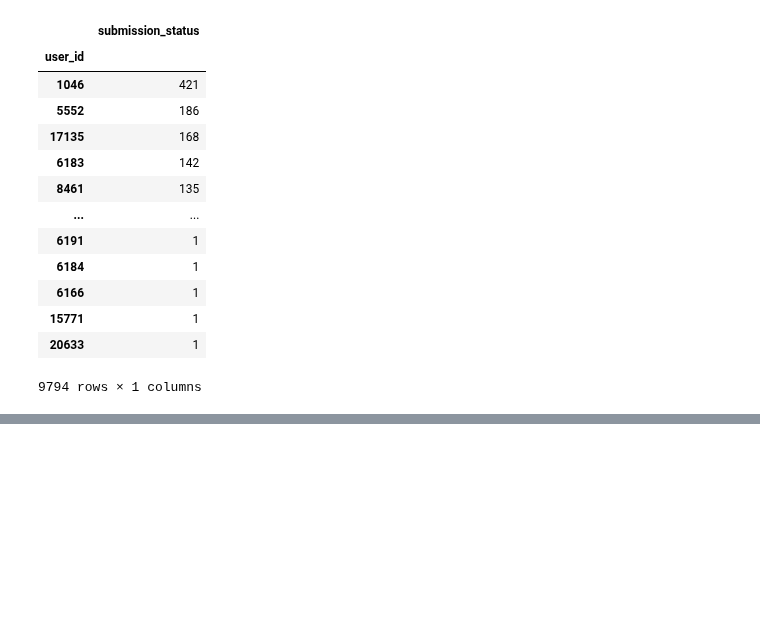
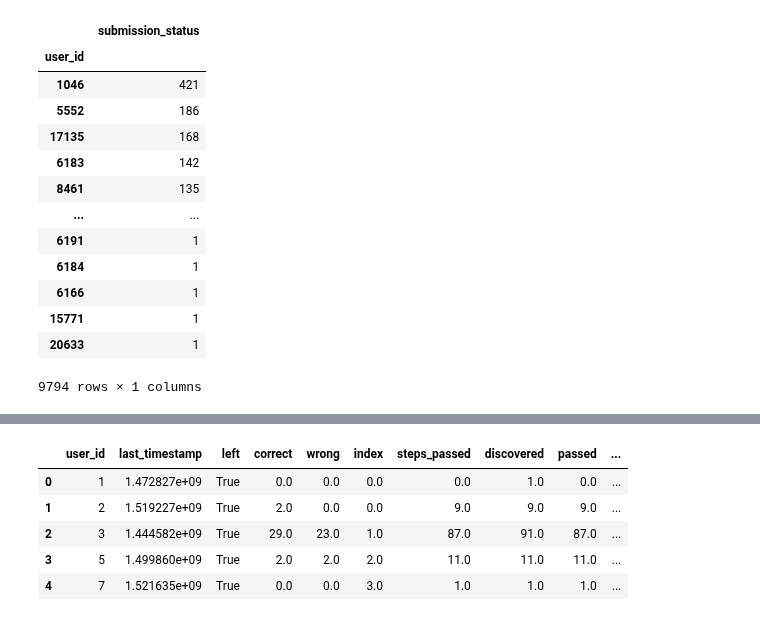
Before and after one commit to Venchislav/Data-Science, a Jupyter notebook: StepikData2.ipynb, the cells around one changed output, grey strips where cells are left out. Cells and saved outputs as stored; diff of their text form; code cells hidden in the pictures; blank space fills up the shorter version.

```diff
--- a/StepikData2.ipynb
+++ b/StepikData2.ipynb
@@ -124,0 +200,12 @@ sub_data[sub_data['submission_status']== 'correct'].groupby('user_id')\
+# %%
+# easy way to merge two dataframes
+user_data = user_data.merge(pvt_data, how='outer').head()
+user_data = user_data.fillna(0)
+user_data.head()
+# %% [output]
+|  | user_id | last_timestamp | left | correct | wrong | index | steps_passed | discovered | passed | ... |
+| 0 | 1 | 1.472827e+09 | True | 0.0 | 0.0 | 0.0 | 0.0 | 1.0 | 0.0 | ... |
+| 1 | 2 | 1.519227e+09 | True | 2.0 | 0.0 | 0.0 | 9.0 | 9.0 | 9.0 | ... |
+| 2 | 3 | 1.444582e+09 | True | 29.0 | 23.0 | 1.0 | 87.0 | 91.0 | 87.0 | ... |
+| 3 | 5 | 1.499860e+09 | True | 2.0 | 2.0 | 2.0 | 11.0 | 11.0 | 11.0 | ... |
+| 4 | 7 | 1.521635e+09 | True | 0.0 | 0.0 | 3.0 | 1.0 | 1.0 | 1.0 | ... |
```
Also changed, not shown: parts of 21 cells of this notebook.
